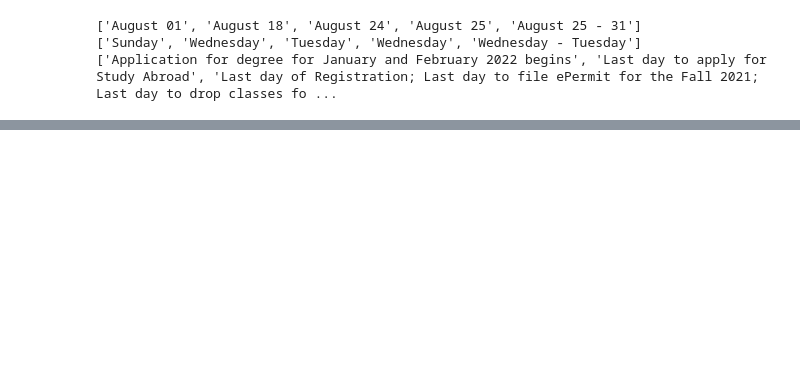
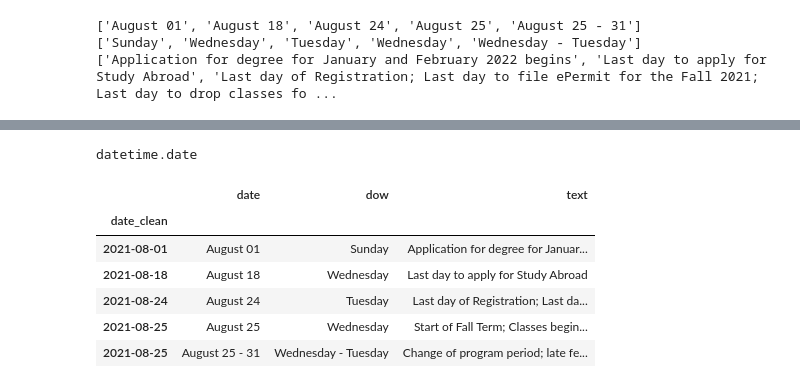
Before and after one commit to nicoleyauri9/ccny-calendar-scraper, a Jupyter notebook: ccny_calendar.ipynb, the cells around one changed output, grey strips where cells are left out. Saved outputs shown, nothing was run; the diff lists cells and outputs as text; code cells hidden in the pictures; blank space fills up the shorter version.

```diff
--- a/ccny_calendar.ipynb
+++ b/ccny_calendar.ipynb
@@ -53,0 +90,18 @@ print(texts[:5])
+# %%
+df["date_clean"] = pd.to_datetime(df["date_clean"], format="mixed").dt.date
+
+type(df["date_clean"].iloc[0])
+# %% [output]
+datetime.date
+# %%
+df = df.set_index("date_clean")
+
+df.head()
+# %% [output]
+|  | date | dow | text |
+| date_clean |  |  |  |
+| 2021-08-01 | August 01 | Sunday | Application for degree for Januar... |
+| 2021-08-18 | August 18 | Wednesday | Last day to apply for Study Abroad |
+| 2021-08-24 | August 24 | Tuesday | Last day of Registration; Last da... |
+| 2021-08-25 | August 25 | Wednesday | Start of Fall Term; Classes begin... |
+| 2021-08-25 | August 25 - 31 | Wednesday - Tuesday | Change of program period; late fe... |
```
Also changed, not shown: parts of 6 cells of this notebook.
